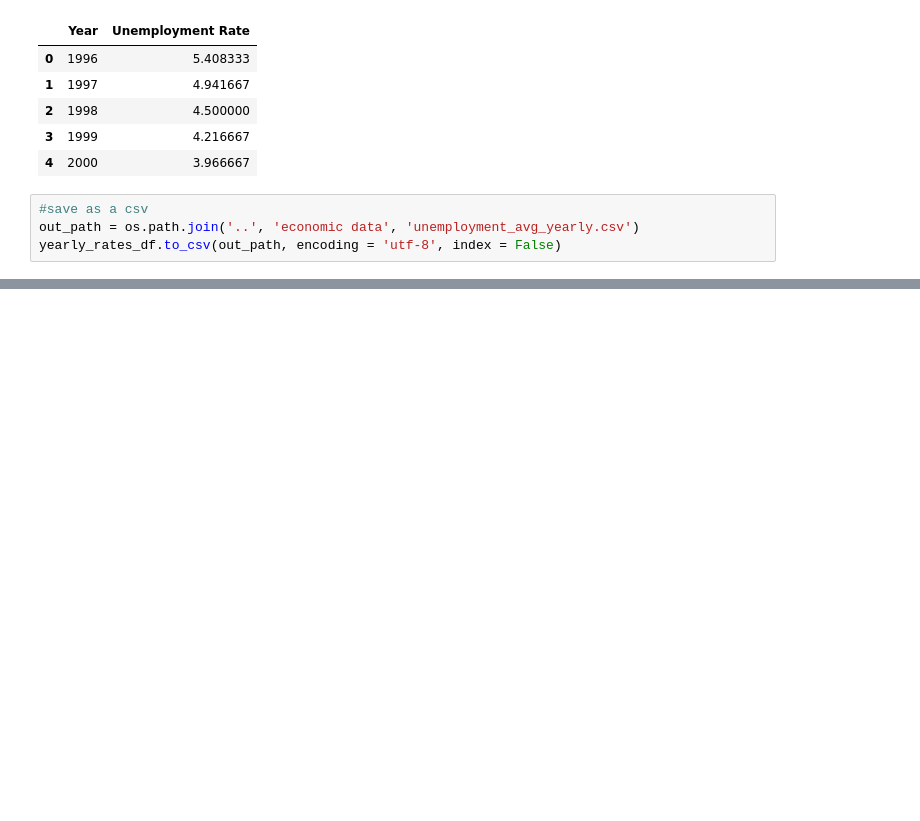
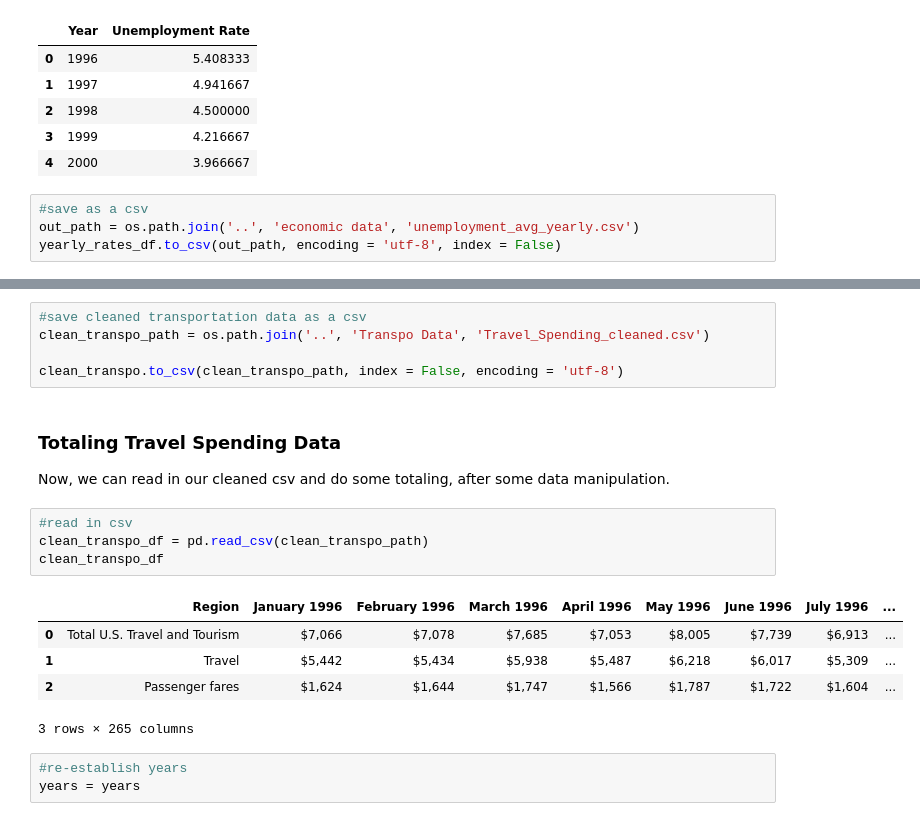
Before and after one commit to ejhagee/Project-One, a Jupyter notebook: data cleaning code/airline departures cleanup.ipynb, the cells around one changed output, grey strips where cells are left out. Cells and saved outputs as stored; diff of their text form; blank space fills up the shorter version.

```diff
--- a/data cleaning code/airline departures cleanup.ipynb
+++ b/data cleaning code/airline departures cleanup.ipynb
@@ -519,0 +592,21 @@ yearly_rates_df.to_csv(out_path, encoding = 'utf-8', index = False)
+# %%
+#save cleaned transportation data as a csv
+clean_transpo_path = os.path.join('..', 'Transpo Data', 'Travel_Spending_cleaned.csv')
+
+clean_transpo.to_csv(clean_transpo_path, index = False, encoding = 'utf-8')
+# %% [markdown]
+### Totaling Travel Spending Data
+Now, we can read in our cleaned csv and do some totaling, after some data manipulation.
+# %%
+#read in csv
+clean_transpo_df = pd.read_csv(clean_transpo_path)
+clean_transpo_df
+# %% [output]
+|  | Region | January 1996 | February 1996 | March 1996 | April 1996 | May 1996 | June 1996 | July 1996 | ... |
+| 0 | Total U.S. Travel and Tourism | $7,066 | $7,078 | $7,685 | $7,053 | $8,005 | $7,739 | $6,913 | ... |
+| 1 | Travel | $5,442 | $5,434 | $5,938 | $5,487 | $6,218 | $6,017 | $5,309 | ... |
+| 2 | Passenger fares | $1,624 | $1,644 | $1,747 | $1,566 | $1,787 | $1,722 | $1,604 | ... |
+3 rows × 265 columns
+# %%
+#re-establish years
+years = years
```
Also changed, not shown: parts of 26 cells of this notebook.
